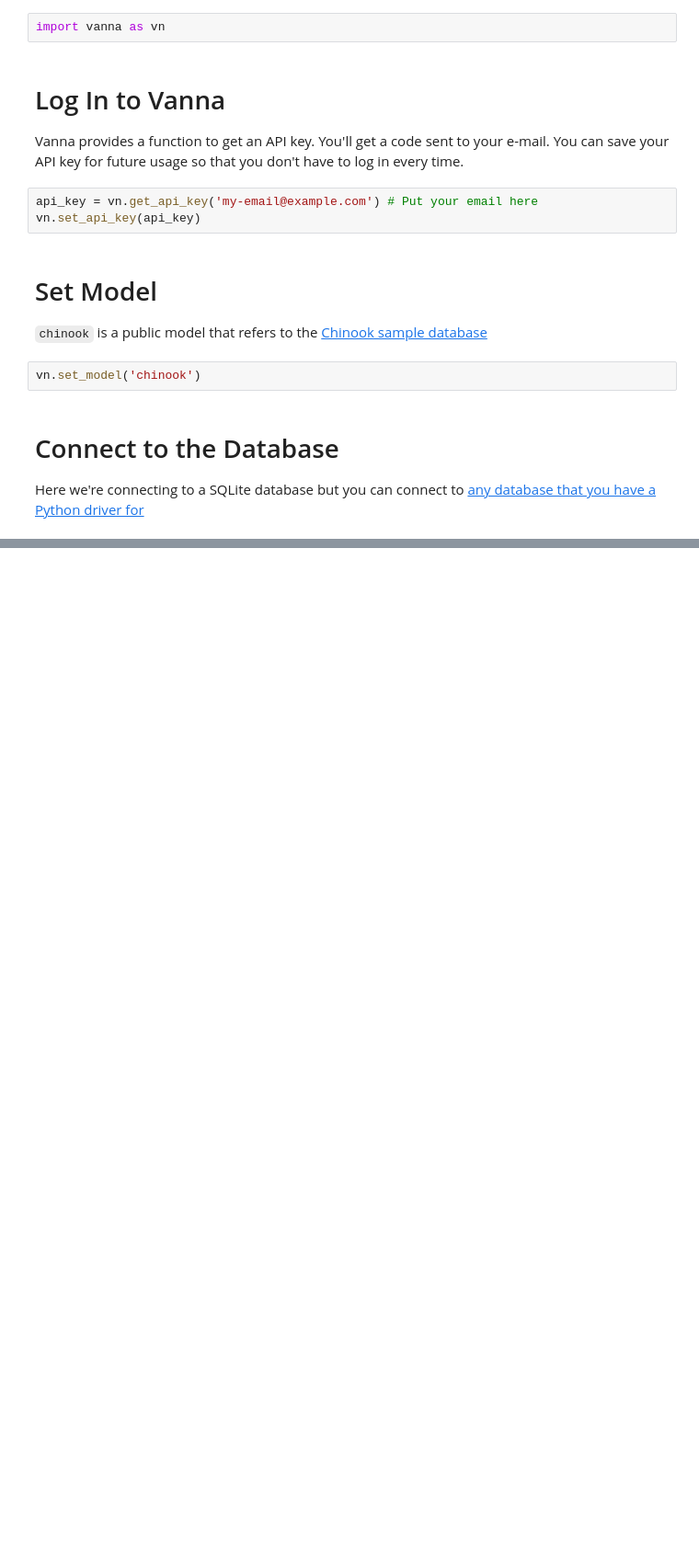
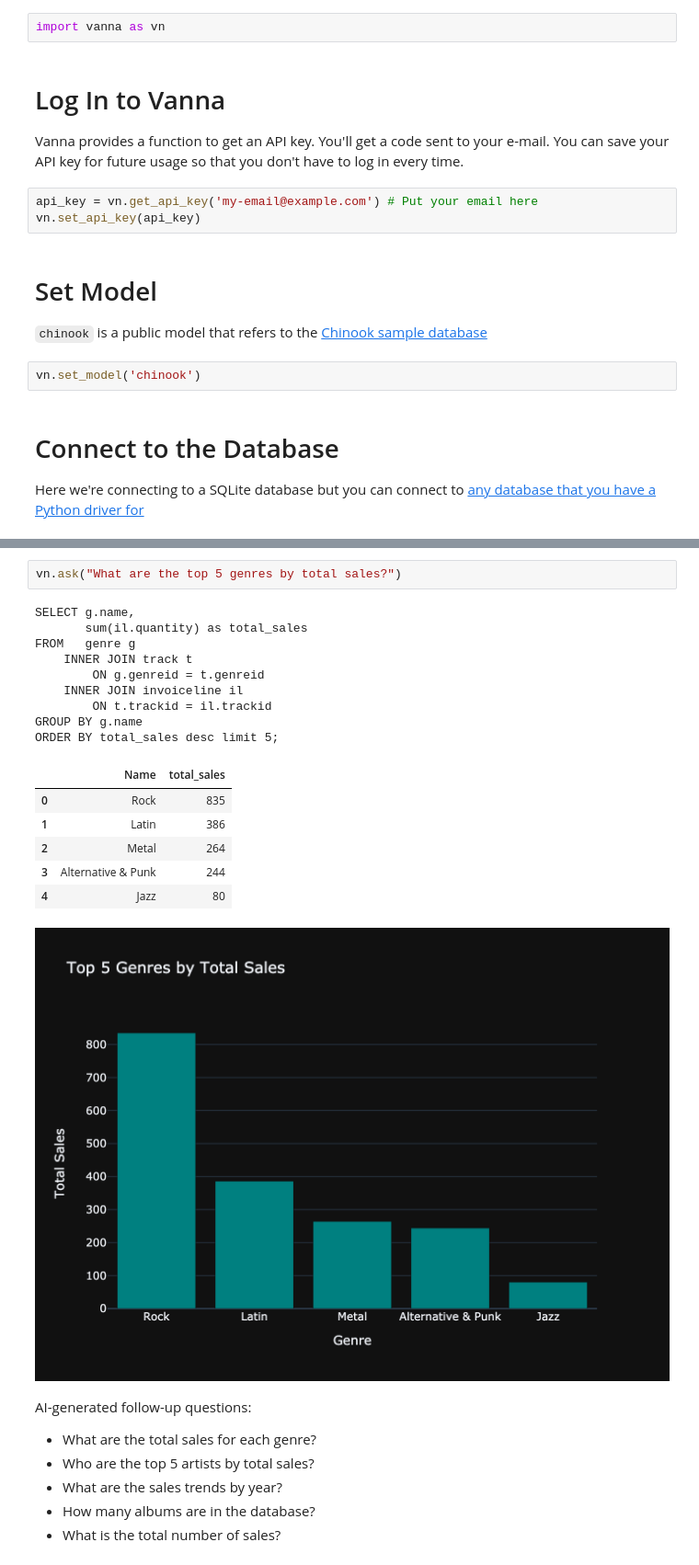
Before and after one commit to vanna-ai/vanna, a Jupyter notebook: notebooks/getting-started.ipynb, the cells around one changed output, grey strips where cells are left out. Shown at 92% size. Cells and saved outputs as stored; diff of their text form; blank space fills up the shorter version.

```diff
--- a/notebooks/getting-started.ipynb
+++ b/notebooks/getting-started.ipynb
@@ -26,0 +85,26 @@ Here we're connecting to a SQLite database but you can connect to [any database
+# %%
+vn.ask("What are the top 5 genres by total sales?")
+# %% [output]
+SELECT g.name,
+       sum(il.quantity) as total_sales
+FROM   genre g
+    INNER JOIN track t
+        ON g.genreid = t.genreid
+    INNER JOIN invoiceline il
+        ON t.trackid = il.trackid
+GROUP BY g.name
+ORDER BY total_sales desc limit 5;
+|  | Name | total_sales |
+| 0 | Rock | 835 |
+| 1 | Latin | 386 |
+| 2 | Metal | 264 |
+| 3 | Alternative & Punk | 244 |
+| 4 | Jazz | 80 |
+[figure, added]
+AI-generated follow-up questions:
+
+* What are the total sales for each genre?
+* Who are the top 5 artists by total sales?
+* What are the sales trends by year?
+* How many albums are in the database?
+* What is the total number of sales?
```
Also changed, not shown: parts of 7 cells of this notebook, 4 other files.
